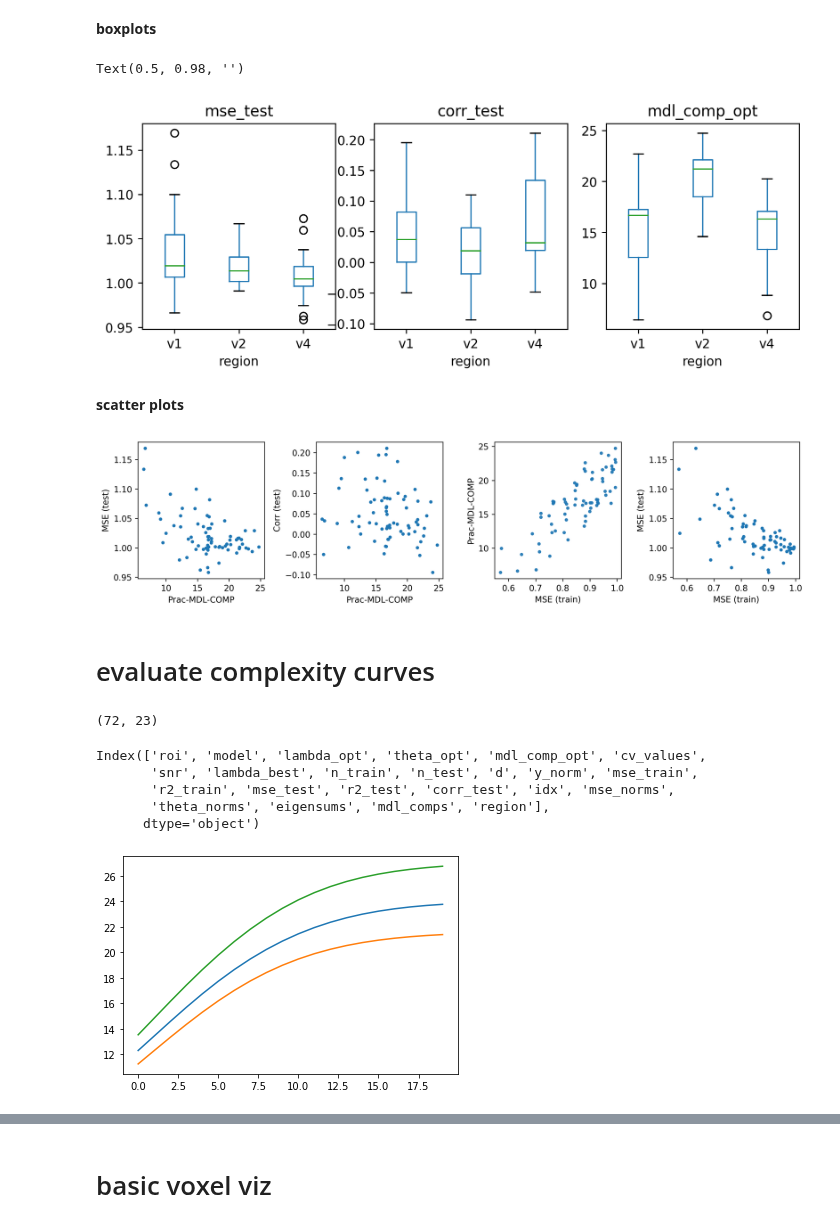
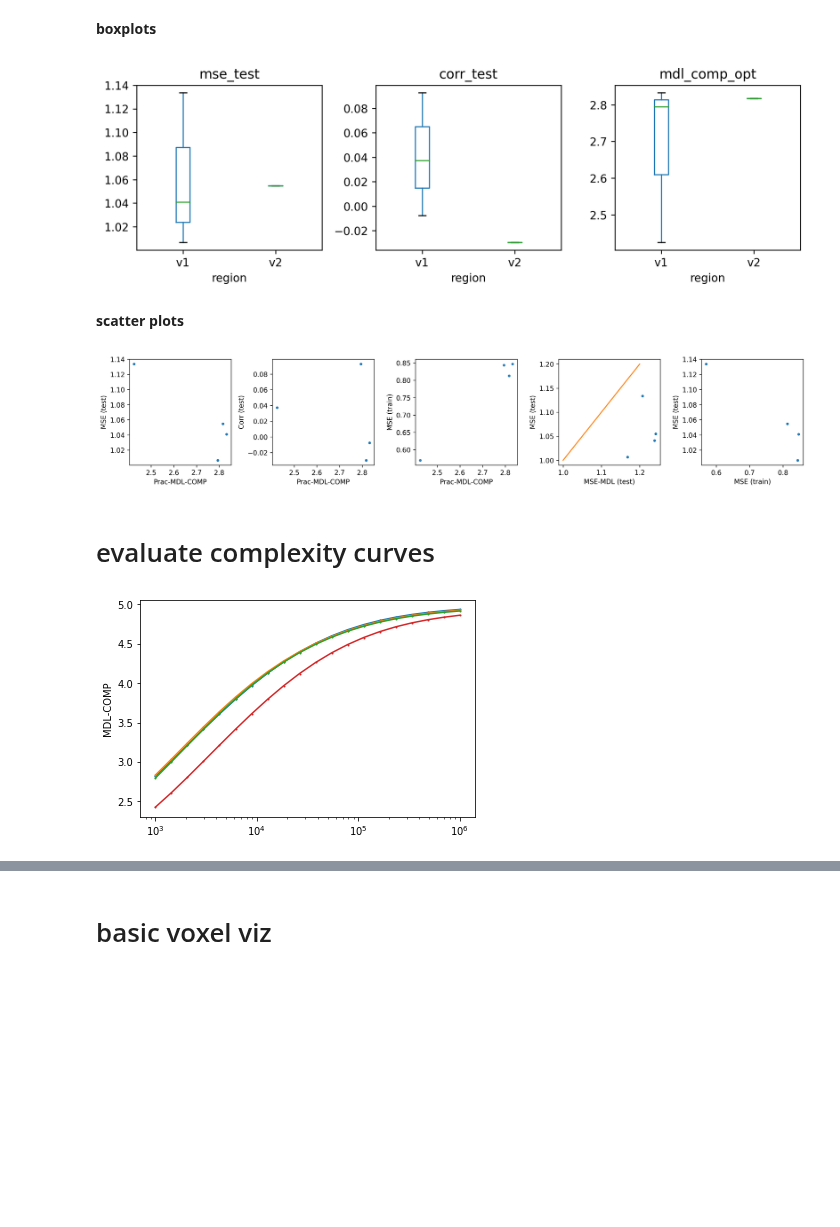
Before and after one commit to csinva/mdl-complexity, a Jupyter notebook: fmri/analyze_fmri.ipynb, the cells around one changed output, grey strips where cells are left out. Saved outputs shown, nothing was run; the diff lists cells and outputs as text; code cells hidden in the pictures; blank space fills up the shorter version.

Commit message:
more fmri analysis plots

```diff
--- a/fmri/analyze_fmri.ipynb
+++ b/fmri/analyze_fmri.ipynb
@@ -20,7 +20,11 @@ from mpl_toolkits.mplot3d import Axes3D  # noqa: F401 unused import
 # plt.style.use('dark_background')
 from run import *
 out_dir = '/scratch/users/vision/data/gallant/vim_2_crcns'
-save_dir = oj(out_dir, 'dec1_2') # dec1_2 didn't normalize sigmas, dec1_3 did
+# dec1_2 didn't normalize sigmas, dec1_3 did, dec1_4 adds all test accs
+# dec1_6 sets variance to 0.1
+# dec1_6 sets variance to 1
+save_dir = oj(out_dir, 'dec1_6')
+reg_params = np.logspace(3, 6, 20).round().astype(int)
 # %% [markdown]
 # look at model fits
 # %%
@@ -74,19 +96,19 @@ plt.show()
 # %%
 cols = ['mse_test', 'corr_test', 'mdl_comp_opt'] #, 'complexity1', 'complexity2', 'mse_train']
 f, axes = plt.subplots(1, len(cols), figsize=(3 * len(cols), 3), dpi=250)
 axes = axes.flatten()
 for i, col in enumerate(cols):
     # plt.subplot(R, C, 1)
     r.boxplot(by='region', column=col, ax=axes[i], grid=False)
 plt.suptitle('')
+plt.tight_layout()
 plt.show()
 # %% [output]
-Text(0.5, 0.98, '')
-[figure, old version]
+[figure, new version]
 # %% [markdown]
 **scatter plots**
 # %%
-N = 4
+N = 5
 f, axes = plt.subplots(1, N, figsize=(3 * N, 3), dpi=250)
 i = -1
 ax = axes[i + 1]
@@ -102,9 +124,16 @@ ax.set_ylabel('Corr (test)')
 i += 1
 
 ax = axes[i + 1]
-ax.plot(r['mse_train'], r['mdl_comp_opt'], '.', alpha=0.9)
-ax.set_xlabel('MSE (train)')
-ax.set_ylabel('Prac-MDL-COMP')
+ax.plot(r['mdl_comp_opt'], r['mse_train'], '.', alpha=0.9)
+ax.set_xlabel('Prac-MDL-COMP')
+ax.set_ylabel('MSE (train)')
+i += 1
+
+ax = axes[i + 1]
+ax.plot(r['mse_test_mdl'], r['mse_test'], '.')
+ax.plot([1, 1.2], [1, 1.2])
+ax.set_xlabel('MSE-MDL (test)')
+ax.set_ylabel('MSE (test)')
 i += 1
 
 ax = axes[i + 1]
@@ -117,23 +146,13 @@ plt.suptitle('')
 plt.tight_layout()
 plt.show()
 # %% [output]
-[figure, old version]
+[figure, new version]
 # %% [markdown]
 # evaluate complexity curves
-# %%
-r.shape
-# %% [output]
-(72, 23)
-# %%
-r.keys()
-# %% [output]
-Index(['roi', 'model', 'lambda_opt', 'theta_opt', 'mdl_comp_opt', 'cv_values',
-       'snr', 'lambda_best', 'n_train', 'n_test', 'd', 'y_norm', 'mse_train',
-       'r2_train', 'mse_test', 'r2_test', 'corr_test', 'idx', 'mse_norms',
-       'theta_norms', 'eigensums', 'mdl_comps', 'region'],
-      dtype='object')
 # %%
-for i in range(3):
-    plt.plot(r.iloc[i]['mdl_comps'])
+for i in range(r.shape[0]):
+    plt.plot(reg_params, r.iloc[i]['mdl_comps'], 'o-', ms=1)
+    plt.ylabel('MDL-COMP')
+plt.xscale('log')
 # %% [output]
-[figure, old version]
+[figure, new version]
```
Also changed, not shown: parts of 6 cells of this notebook, 2 other files.
